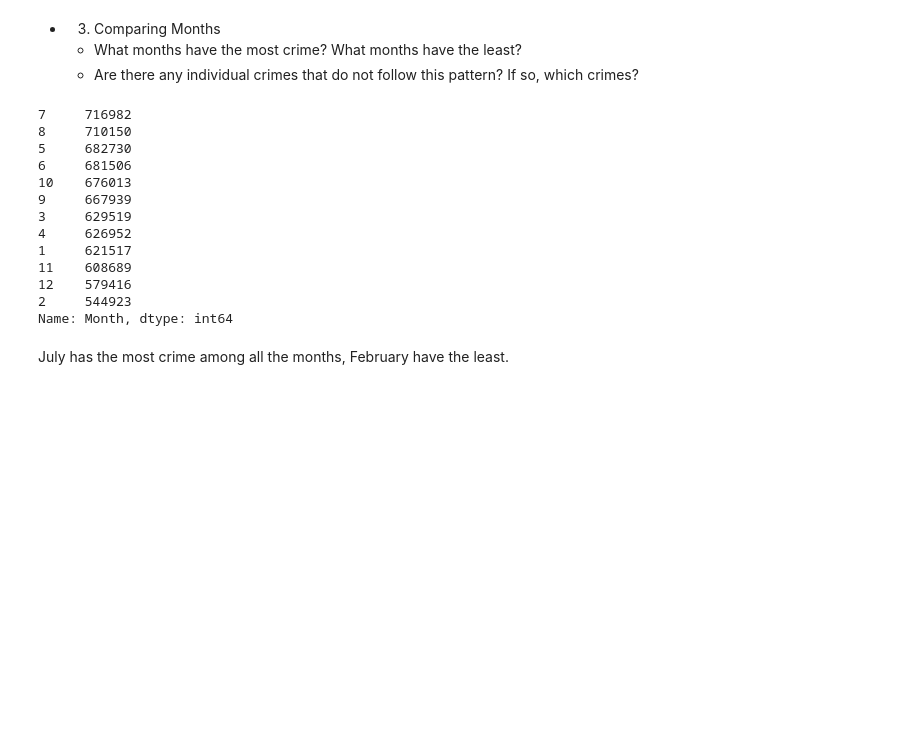
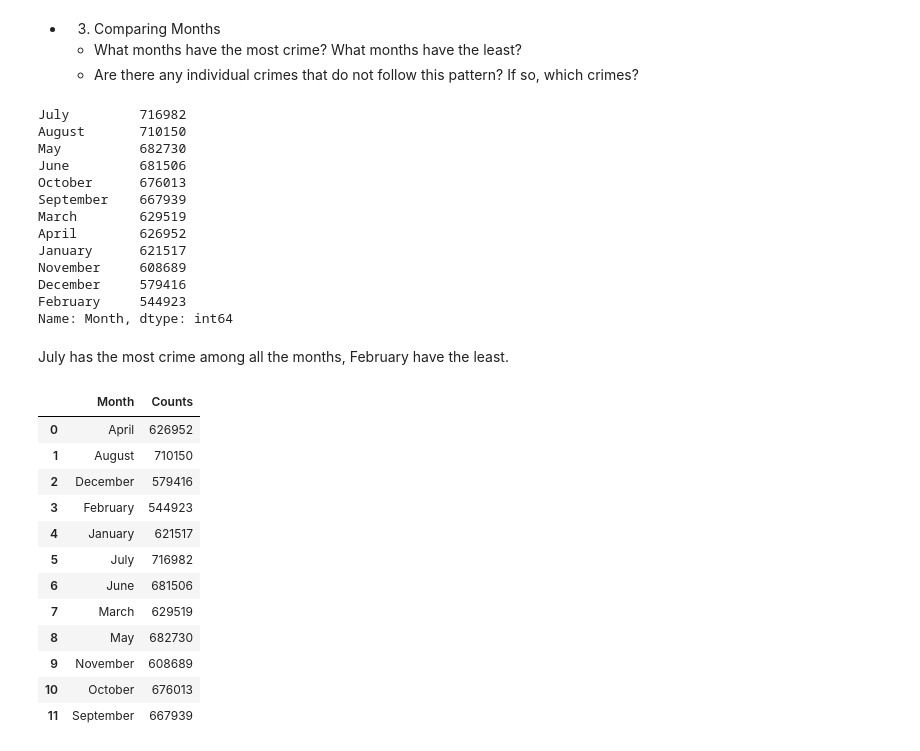
Before and after one commit to ivyyyyyliu/Chicago-Crime-Data-Project-4, a Jupyter notebook: Workflow - Prep Chicago Crime Data.ipynb, the cells around one changed output. Drawn from its saved outputs; the diff is of its cells as text; code cells hidden in the pictures; blank space fills up the shorter version.

```diff
--- a/Workflow - Prep Chicago Crime Data.ipynb
+++ b/Workflow - Prep Chicago Crime Data.ipynb
@@ -487,19 +524,35 @@ Name: Primary Type, dtype: int64
 # %%
-df2['Month'] = df2['Datetime'].dt.month
 df2['Month'].value_counts()
 # %% [output]
-7     716982
-8     710150
-5     682730
-6     681506
-10    676013
-9     667939
-3     629519
-4     626952
-1     621517
-11    608689
-12    579416
-2     544923
+July         716982
+August       710150
+May          682730
+June         681506
+October      676013
+September    667939
+March        629519
+April        626952
+January      621517
+November     608689
+December     579416
+February     544923
 Name: Month, dtype: int64
 # %% [markdown]
 July has the most crime among all the months, February have the least.
+# %%
+month_count = df2.groupby('Month').size().reset_index(name='Counts')
+month_count
+# %% [output]
+|  | Month | Counts |
+| 0 | April | 626952 |
+| 1 | August | 710150 |
+| 2 | December | 579416 |
+| 3 | February | 544923 |
+| 4 | January | 621517 |
+| 5 | July | 716982 |
+| 6 | June | 681506 |
+| 7 | March | 629519 |
+| 8 | May | 682730 |
+| 9 | November | 608689 |
+| 10 | October | 676013 |
+| 11 | September | 667939 |
```
Also changed, not shown: parts of 4 cells of this notebook.
